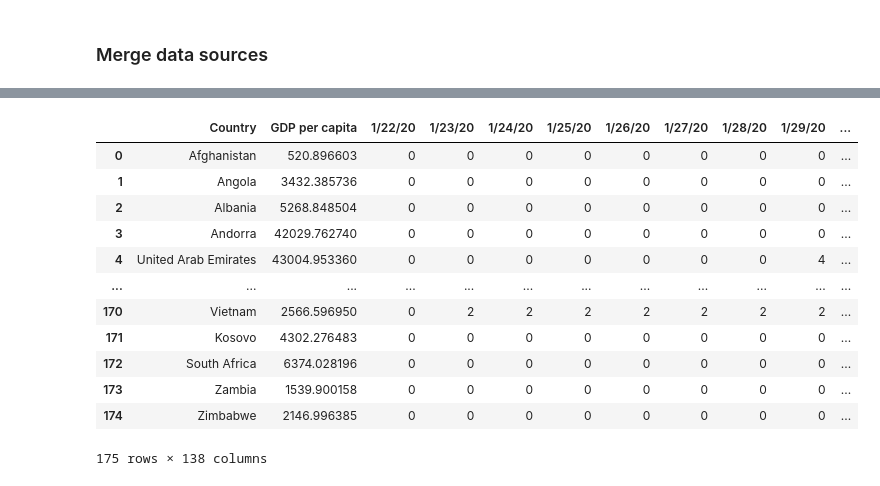
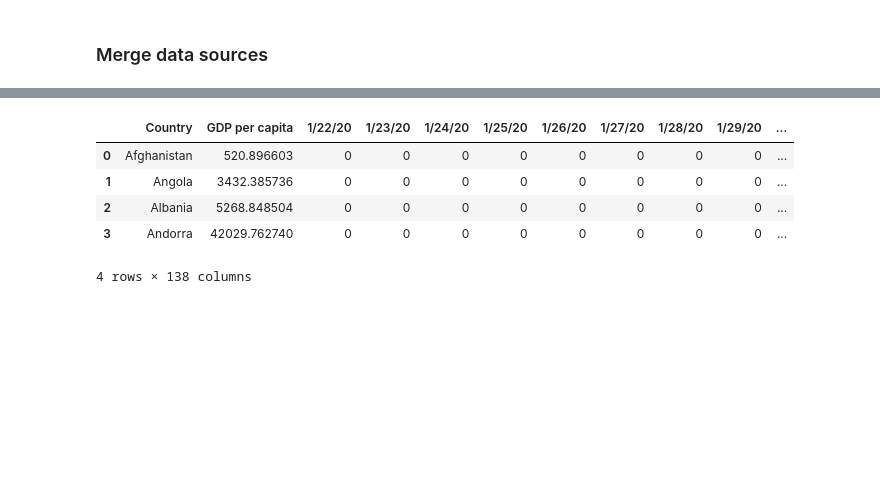
Before and after one commit to dydx314/aimi-covid-research, a Jupyter notebook: feature_extraction.ipynb, the cells around one changed output, grey strips where cells are left out. Drawn from its saved outputs; the diff is of its cells as text; code cells hidden in the pictures; blank space fills up the shorter version.

```diff
--- a/feature_extraction.ipynb
+++ b/feature_extraction.ipynb
@@ -36,20 +36,13 @@ confirmed_full = gdp_pp.merge(confirmed_cntry, on="Country", how="inner")
 187               Yemen
 Name: Country, dtype: object
 # %%
-confirmed_full
+confirmed_full.head(4)
 # %% [output]
 |  | Country | GDP per capita | 1/22/20 | 1/23/20 | 1/24/20 | 1/25/20 | 1/26/20 | 1/27/20 | 1/28/20 | 1/29/20 | ... |
 | 0 | Afghanistan | 520.896603 | 0 | 0 | 0 | 0 | 0 | 0 | 0 | 0 | ... |
 | 1 | Angola | 3432.385736 | 0 | 0 | 0 | 0 | 0 | 0 | 0 | 0 | ... |
 | 2 | Albania | 5268.848504 | 0 | 0 | 0 | 0 | 0 | 0 | 0 | 0 | ... |
 | 3 | Andorra | 42029.762740 | 0 | 0 | 0 | 0 | 0 | 0 | 0 | 0 | ... |
-| 4 | United Arab Emirates | 43004.953360 | 0 | 0 | 0 | 0 | 0 | 0 | 0 | 4 | ... |
-| ... | ... | ... | ... | ... | ... | ... | ... | ... | ... | ... | ... |
-| 170 | Vietnam | 2566.596950 | 0 | 2 | 2 | 2 | 2 | 2 | 2 | 2 | ... |
-| 171 | Kosovo | 4302.276483 | 0 | 0 | 0 | 0 | 0 | 0 | 0 | 0 | ... |
-| 172 | South Africa | 6374.028196 | 0 | 0 | 0 | 0 | 0 | 0 | 0 | 0 | ... |
-| 173 | Zambia | 1539.900158 | 0 | 0 | 0 | 0 | 0 | 0 | 0 | 0 | ... |
-| 174 | Zimbabwe | 2146.996385 | 0 | 0 | 0 | 0 | 0 | 0 | 0 | 0 | ... |
-175 rows × 138 columns
+4 rows × 138 columns
 # %%
 from feature_engineering import *
```
Also changed, not shown: parts of 6 cells of this notebook, 1 other file.
